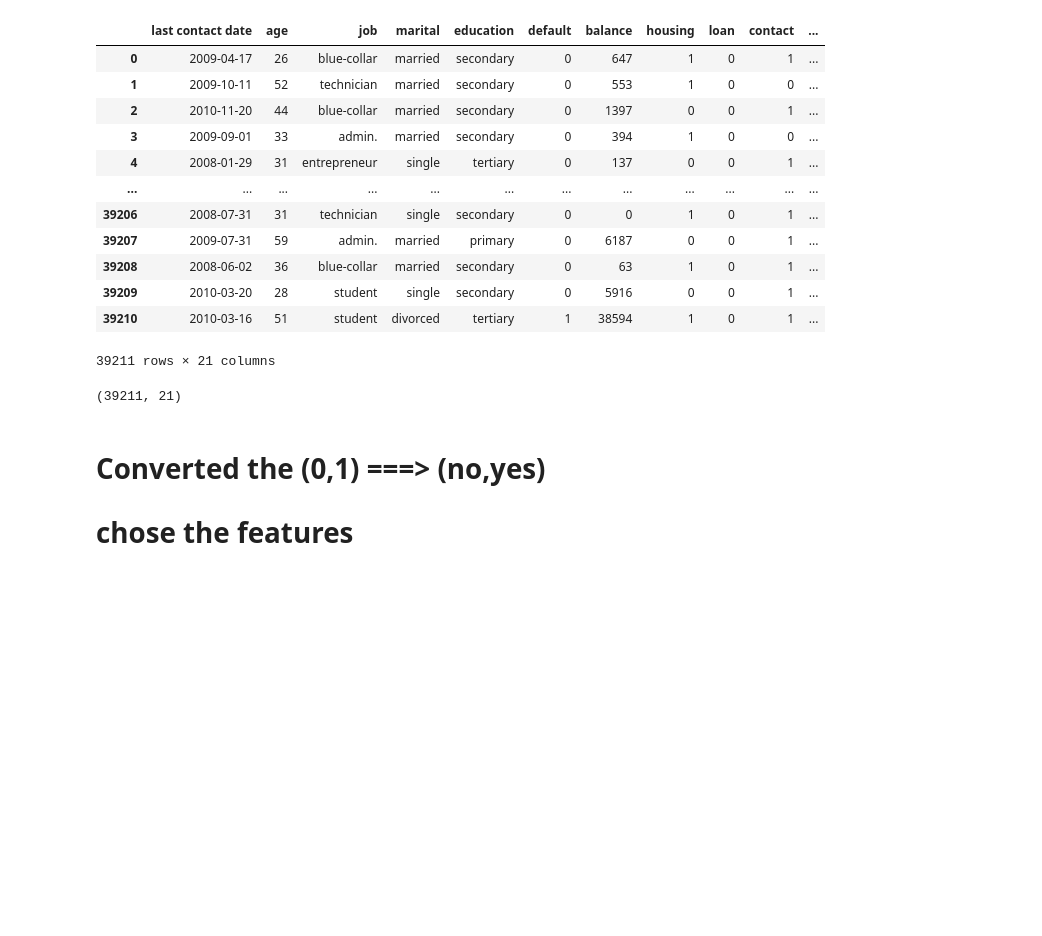
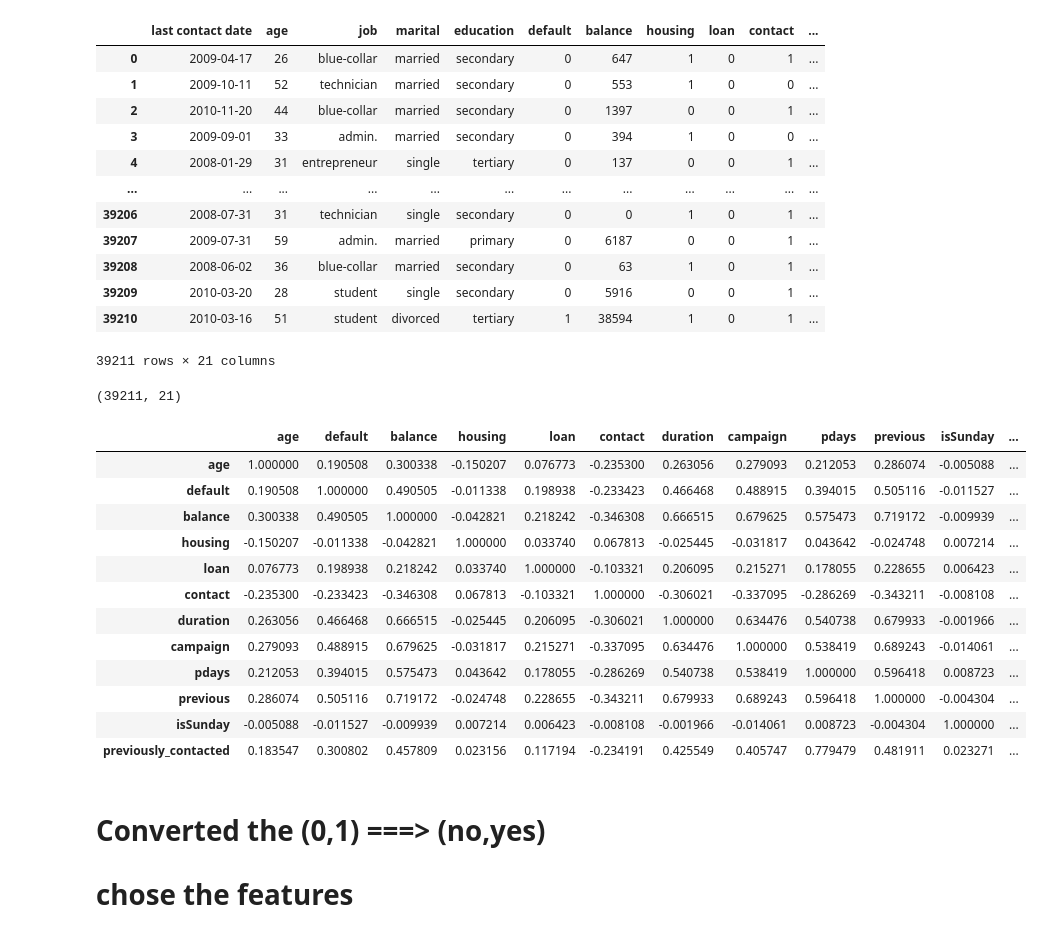
Before and after one commit to linisha04/Predict-the-Success-of-Bank-telemarketing, a Jupyter notebook: liniiiii.ipynb, the cells around one changed output. Saved outputs shown, nothing was run; the diff lists cells and outputs as text; code cells hidden in the pictures; blank space fills up the shorter version.

```diff
--- a/liniiiii.ipynb
+++ b/liniiiii.ipynb
@@ -877,6 +881,23 @@ train_yes=train[train['target']=='no'].sample(10000 , random_state=42)
 train_no=train[train['target']=='yes']
 
 train= pd.concat([train_yes, train_no])
+# %%
+corr = train.select_dtypes(include=['int64', 'float64']).corr()
+corr.style.background_gradient(cmap='coolwarm')
+# %% [output]
+|  | age | default | balance | housing | loan | contact | duration | campaign | pdays | previous | isSunday | ... |
+| age | 1.000000 | 0.190508 | 0.300338 | -0.150207 | 0.076773 | -0.235300 | 0.263056 | 0.279093 | 0.212053 | 0.286074 | -0.005088 | ... |
+| default | 0.190508 | 1.000000 | 0.490505 | -0.011338 | 0.198938 | -0.233423 | 0.466468 | 0.488915 | 0.394015 | 0.505116 | -0.011527 | ... |
+| balance | 0.300338 | 0.490505 | 1.000000 | -0.042821 | 0.218242 | -0.346308 | 0.666515 | 0.679625 | 0.575473 | 0.719172 | -0.009939 | ... |
+| housing | -0.150207 | -0.011338 | -0.042821 | 1.000000 | 0.033740 | 0.067813 | -0.025445 | -0.031817 | 0.043642 | -0.024748 | 0.007214 | ... |
+| loan | 0.076773 | 0.198938 | 0.218242 | 0.033740 | 1.000000 | -0.103321 | 0.206095 | 0.215271 | 0.178055 | 0.228655 | 0.006423 | ... |
+| contact | -0.235300 | -0.233423 | -0.346308 | 0.067813 | -0.103321 | 1.000000 | -0.306021 | -0.337095 | -0.286269 | -0.343211 | -0.008108 | ... |
+| duration | 0.263056 | 0.466468 | 0.666515 | -0.025445 | 0.206095 | -0.306021 | 1.000000 | 0.634476 | 0.540738 | 0.679933 | -0.001966 | ... |
+| campaign | 0.279093 | 0.488915 | 0.679625 | -0.031817 | 0.215271 | -0.337095 | 0.634476 | 1.000000 | 0.538419 | 0.689243 | -0.014061 | ... |
+| pdays | 0.212053 | 0.394015 | 0.575473 | 0.043642 | 0.178055 | -0.286269 | 0.540738 | 0.538419 | 1.000000 | 0.596418 | 0.008723 | ... |
+| previous | 0.286074 | 0.505116 | 0.719172 | -0.024748 | 0.228655 | -0.343211 | 0.679933 | 0.689243 | 0.596418 | 1.000000 | -0.004304 | ... |
+| isSunday | -0.005088 | -0.011527 | -0.009939 | 0.007214 | 0.006423 | -0.008108 | -0.001966 | -0.014061 | 0.008723 | -0.004304 | 1.000000 | ... |
+| previously_contacted | 0.183547 | 0.300802 | 0.457809 | 0.023156 | 0.117194 | -0.234191 | 0.425549 | 0.405747 | 0.779479 | 0.481911 | 0.023271 | ... |
 # %% [markdown]
 # Converted the (0,1) ===> (no,yes)
 # chose the features
```
Also changed, not shown: parts of 17 cells of this notebook.
